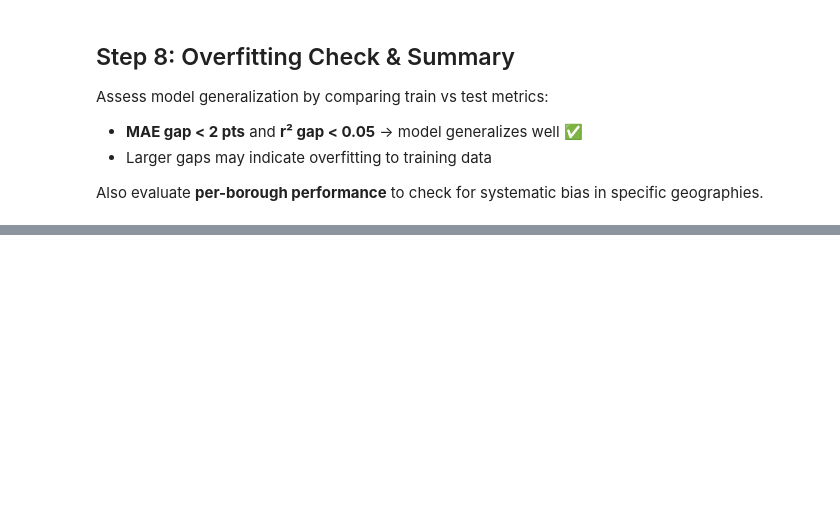
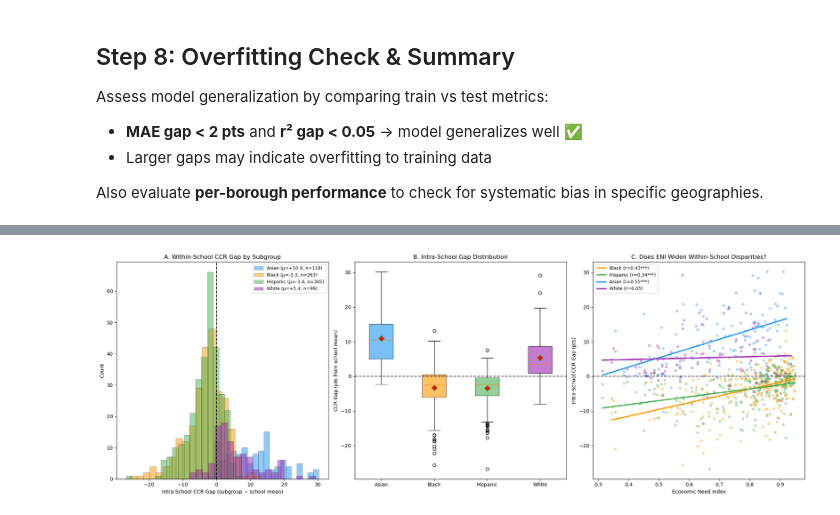
Before and after one commit to brehima5/CID_data-slayer-corps, a Jupyter notebook: python/notebooks/beta_model.ipynb, the cells around one changed output, grey strips where cells are left out. Cells and saved outputs as stored; diff of their text form; code cells hidden in the pictures; blank space fills up the shorter version.

```diff
--- a/python/notebooks/beta_model.ipynb
+++ b/python/notebooks/beta_model.ipynb
@@ -566,0 +832,93 @@ PERFORMANCE BY BOROUGH (TEST SET)
+# %%
+# ============================================================
+# Within-school subgroup disparities
+# ============================================================
+
+# Get schools that report CCR for at least 2 subgroups
+multi_sg = reported.groupby('DBN').filter(lambda x: len(x) >= 2).copy()
+
+# Compute school-level mean CCR (school wide reported)
+school_mean_ccr = multi_sg.groupby('DBN')['metric_value_4yr_ccr_all_students'].mean().rename('school_mean_ccr')
+multi_sg = multi_sg.merge(school_mean_ccr, on='DBN')
+
+# Intra-school gap = subgroup CCR - school mean
+multi_sg['intra_school_gap'] = multi_sg['ccr_pct'] - multi_sg['school_mean_ccr']
+
+print(f'Schools with ≥2 subgroups reporting CCR: {multi_sg["DBN"].nunique()}')
+print(f'Total observations: {len(multi_sg)}\n')
+
+fig, axes = plt.subplots(1, 3, figsize=(20, 7))
+
+# --- Panel A: Intra-school gap distribution ---
+for sg in ['Asian', 'Black', 'Hispanic', 'White']:
+    data = multi_sg[multi_sg['Subgroup'] == sg]['intra_school_gap']
+    if len(data) >= 5:
+        axes[0].hist(data, bins=20, alpha=0.5, color=subgroup_colors[sg],
+                     label=f'{sg} (μ={data.mean():+.1f}, n={len(data)})', edgecolor='black', linewidth=0.5)
+axes[0].axvline(x=0, color='black', linestyle='--', linewidth=1.5)
+axes[0].set_xlabel('Intra-School CCR Gap (subgroup − school mean)')
+axes[0].set_ylabel('Count')
+axes[0].set_title('A. Within-School CCR Gap by Subgroup')
+axes[0].legend(fontsize=9)
+
+# --- Panel B: Box plot of intra-school gap ---
+gap_box_data = []
+gap_labels = []
+for sg in ['Asian', 'Black', 'Hispanic', 'White']:
+    data = multi_sg[multi_sg['Subgroup'] == sg]['intra_school_gap']
+    if len(data) >= 5:
+        gap_box_data.append(data.values)
+        gap_labels.append(sg)
+bp = axes[1].boxplot(gap_box_data, labels=gap_labels, patch_artist=True, showmeans=True,
+                      meanprops=dict(marker='D', markerfacecolor='red', markersize=8))
+for patch, sg in zip(bp['boxes'], gap_labels):
+    patch.set_facecolor(subgroup_colors[sg])
+    patch.set_alpha(0.6)
+axes[1].axhline(y=0, color='black', linestyle='--', linewidth=1.5)
+axes[1].set_ylabel('CCR Gap (pts from school mean)')
+axes[1].set_title('B. Intra-School Gap Distribution')
+
+# --- Panel C: Gap vs ENI — do disparities widen under stress? ---
+for sg in ['Black', 'Hispanic']:  # Focus on the groups with negative gaps
+    sg_data = multi_sg[(multi_sg['Subgroup'] == sg) & multi_sg['economic_need_index'].notna()]
+    if len(sg_data) >= 10:
+        r, p = pearsonr(sg_data['economic_need_index'], sg_data['intra_school_gap'])
+        sig = '***' if p < 0.001 else '**' if p < 0.01 else '*' if p < 0.05 else ''
+        axes[2].scatter(sg_data['economic_need_index'], sg_data['intra_school_gap'],
+                       alpha=0.4, s=30, color=subgroup_colors[sg], edgecolors='none')
+        z = np.polyfit(sg_data['economic_need_index'], sg_data['intra_school_gap'], 1)
+        x_line = np.linspace(sg_data['economic_need_index'].min(), sg_data['economic_need_index'].max(), 100)
+        axes[2].plot(x_line, np.polyval(z, x_line), color=subgroup_colors[sg], linewidth=2.5,
+                    label=f'{sg} (r={r:.2f}{sig})')
+
+for sg in ['Asian', 'White']:
+    sg_data = multi_sg[(multi_sg['Subgroup'] == sg) & multi_sg['economic_need_index'].notna()]
+    if len(sg_data) >= 10:
+        r, p = pearsonr(sg_data['economic_need_index'], sg_data['intra_school_gap'])
+        sig = '***' if p < 0.001 else '**' if p < 0.01 else '*' if p < 0.05 else ''
+        axes[2].scatter(sg_data['economic_need_index'], sg_data['intra_school_gap'],
+                       alpha=0.4, s=30, color=subgroup_colors[sg], edgecolors='none')
+        z = np.polyfit(sg_data['economic_need_index'], sg_data['intra_school_gap'], 1)
+        x_line = np.linspace(sg_data['economic_need_index'].min(), sg_data['economic_need_index'].max(), 100)
+        axes[2].plot(x_line, np.polyval(z, x_line), color=subgroup_colors[sg], linewidth=2.5,
+                    label=f'{sg} (r={r:.2f}{sig})')
+
+axes[2].axhline(y=0, color='black', linestyle='--', linewidth=1.5)
+axes[2].set_xlabel('Economic Need Index')
+axes[2].set_ylabel('Intra-School CCR Gap (pts)')
+axes[2].set_title('C. Does ENI Widen Within-School Disparities?')
+axes[2].legend(fontsize=9)
+
+plt.tight_layout()
+plt.show()
+
+# Summary stats
+print('\n' + '=' * 70)
+print('WITHIN-SCHOOL GAP SUMMARY')
+print('=' * 70)
+gap_summary = multi_sg.groupby('Subgroup')['intra_school_gap'].agg(['mean', 'median', 'std', 'count']).round(1)
+gap_summary.columns = ['Mean Gap', 'Median Gap', 'Std', 'N']
+print(gap_summary.sort_values('Mean Gap', ascending=False).to_string())
+print(f'\n  → Positive gap = subgroup performs ABOVE school average')
+print(f'  → Negative gap = subgroup performs BELOW school average')
+# %% [output]
@@ -566,0 +927 @@ PERFORMANCE BY BOROUGH (TEST SET)
+[figure, added]
```
Also changed, not shown: parts of 21 cells of this notebook.
